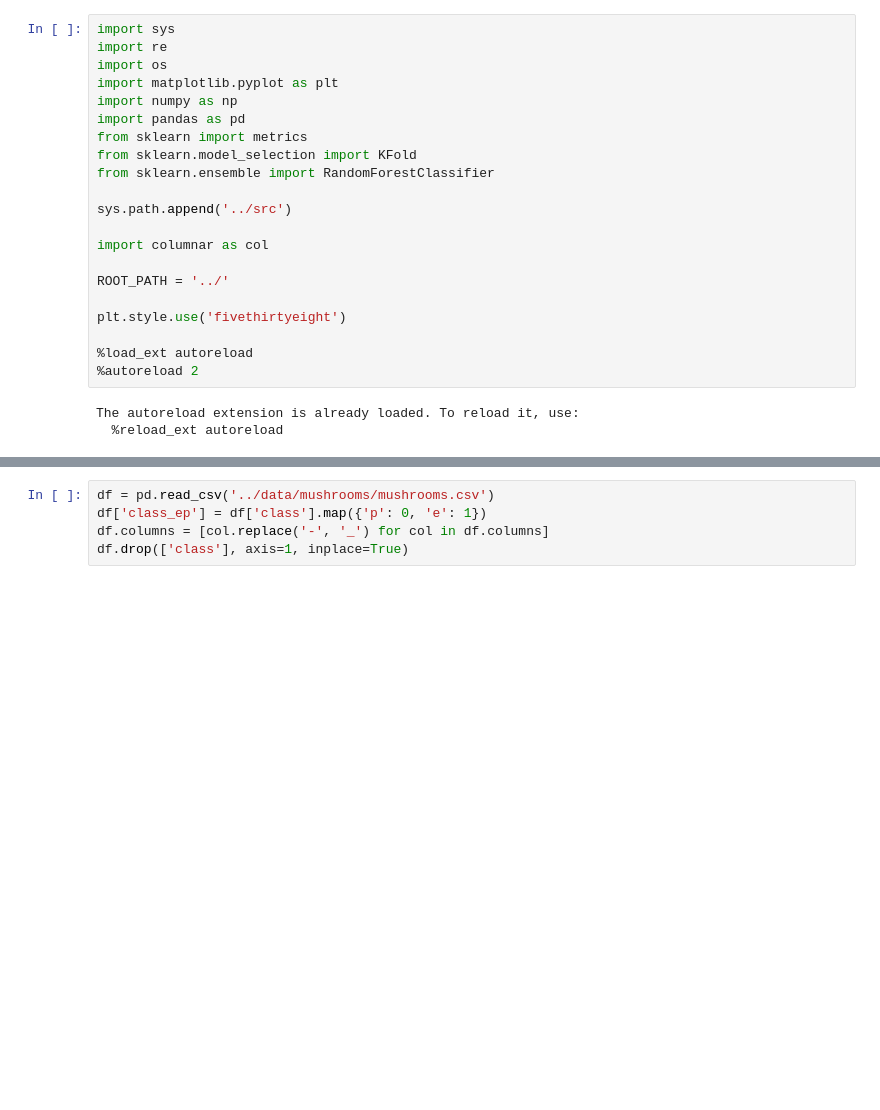
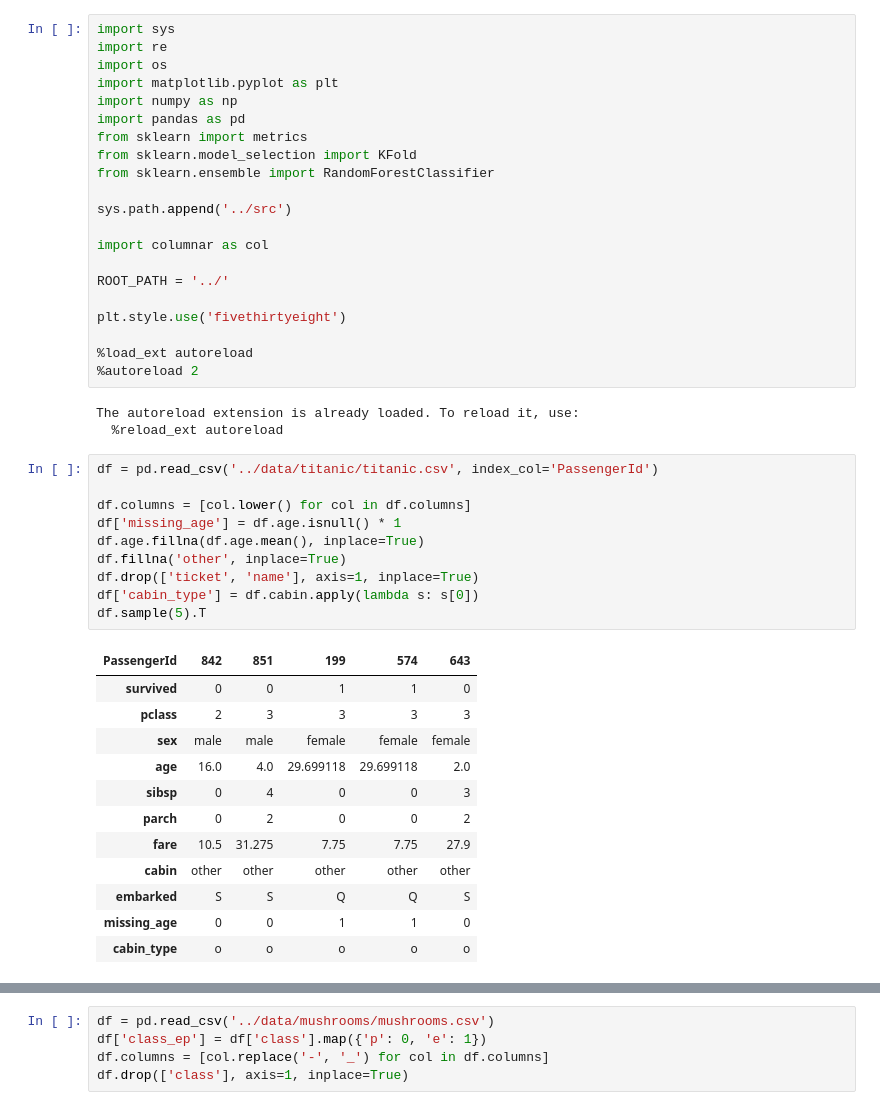
Before and after one commit to spayot/mte-plus, a Jupyter notebook: notebooks/census_income.ipynb, the cells around one changed output, grey strips where cells are left out. Saved outputs shown, nothing was run; the diff lists cells and outputs as text; blank space fills up the shorter version.

```diff
--- a/notebooks/census_income.ipynb
+++ b/notebooks/census_income.ipynb
@@ -22,3 +22,26 @@ plt.style.use('fivethirtyeight')
 # %% [output]
 The autoreload extension is already loaded. To reload it, use:
   %reload_ext autoreload
+# %%
+df = pd.read_csv('../data/titanic/titanic.csv', index_col='PassengerId')
+
+df.columns = [col.lower() for col in df.columns]
+df['missing_age'] = df.age.isnull() * 1
+df.age.fillna(df.age.mean(), inplace=True)
+df.fillna('other', inplace=True)
+df.drop(['ticket', 'name'], axis=1, inplace=True)
+df['cabin_type'] = df.cabin.apply(lambda s: s[0])
+df.sample(5).T
+# %% [output]
+| PassengerId | 842 | 851 | 199 | 574 | 643 |
+| survived | 0 | 0 | 1 | 1 | 0 |
+| pclass | 2 | 3 | 3 | 3 | 3 |
+| sex | male | male | female | female | female |
+| age | 16.0 | 4.0 | 29.699118 | 29.699118 | 2.0 |
+| sibsp | 0 | 4 | 0 | 0 | 3 |
+| parch | 0 | 2 | 0 | 0 | 2 |
+| fare | 10.5 | 31.275 | 7.75 | 7.75 | 27.9 |
+| cabin | other | other | other | other | other |
+| embarked | S | S | Q | Q | S |
+| missing_age | 0 | 0 | 1 | 1 | 0 |
+| cabin_type | o | o | o | o | o |
```
Also changed, not shown: parts of 4 cells of this notebook, 6 other files.
